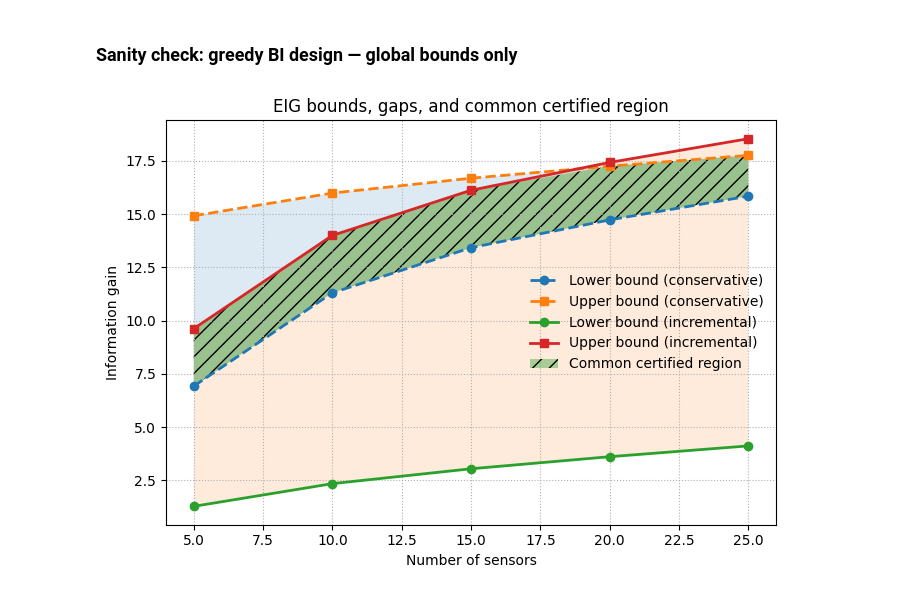
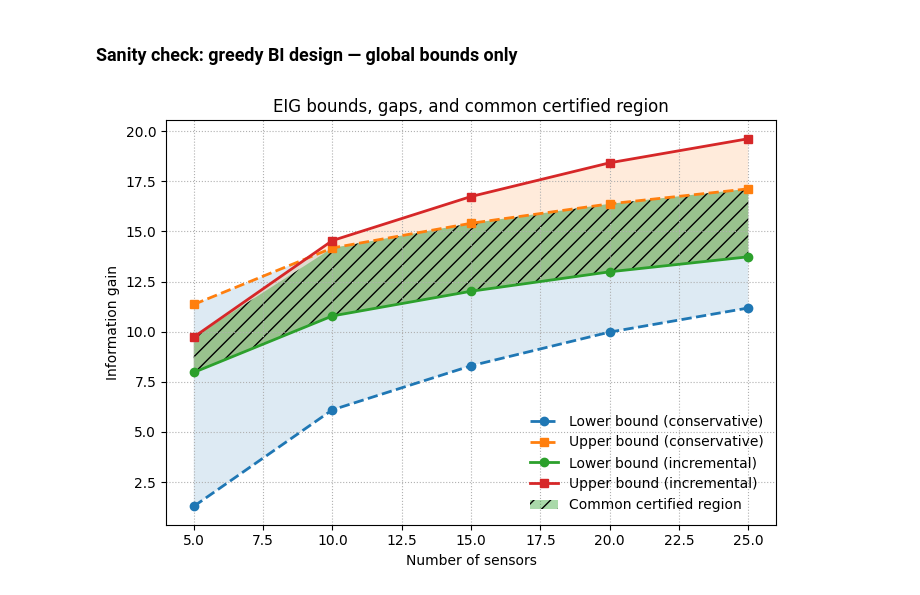
Before and after one commit to mohamed495/pyBOED, a Jupyter notebook: tutorials/notebooks/boed/tuto_bounds_standard.ipynb, the cells around one changed output. Drawn from its saved outputs; the diff is of its cells as text; code cells hidden in the pictures.

```diff
--- a/tutorials/notebooks/boed/tuto_bounds_standard.ipynb
+++ b/tutorials/notebooks/boed/tuto_bounds_standard.ipynb
@@ -844,7 +771,7 @@ def eig_linearise(J, prior, Sigma_obs):
     _, ldet_obs = np.linalg.slogdet(Sigma_obs)
     return 0.5 * (ldet_S - ldet_obs)
 # %%
-J = jacobian_fd(G, prior.mu)
-eig_mem = eig_linearise(J, prior, Sigma_obs)
-print(f"EIG linéarisé : {eig_mem:.4f}")
-print(f"EIG exact     : 22.3258")
+# J = jacobian_fd(G, prior.mu)
+# eig_mem = eig_linearise(J, prior, Sigma_obs)
+# print(f"EIG linéarisé : {eig_mem:.4f}")
+# print(f"EIG exact     : 22.3258")
@@ -1034,17 +968,15 @@ def incremental_bounds_given_W(
     W:             np.ndarray
 ) -> tuple[float, float]:
 
-    n_sensors = W.shape[1]
-
-    lb = 0.0
-    ub = 0.0
+    # Lower bound
     _, logdet_sig = np.linalg.slogdet(W.T @ Sigma_signal  @ W)
     _, logdet_th  = np.linalg.slogdet(W.T @ Sigma_Y_theta @ W)
-    lb += 0.5 * (logdet_sig - logdet_th)
+    lb = 0.5 * (logdet_sig - logdet_th)
 
-    _, logdet_Y   = np.linalg.slogdet(W.T @ Sigma_Y     @ W)
-    _, logdet_n   = np.linalg.slogdet(W.T @ Sigma_noise @ W)
-    ub += 0.5 * (logdet_Y - logdet_n)
+    # Upper bound
+    _, logdet_Y = np.linalg.slogdet(W.T @ Sigma_Y     @ W)
+    _, logdet_n = np.linalg.slogdet(W.T @ Sigma_noise @ W)
+    ub = 0.5 * (logdet_Y - logdet_n)
 
     return lb, ub
 # %% [markdown]
@@ -1052,5 +984,7 @@ def incremental_bounds_given_W(
 
 We select sensors greedily (maximising BI), then evaluate both the global BI/BS bounds
 and the incremental bounds on the resulting design.
+# %%
+SS = Sigma_signal_misfit
 # %%
 sensor_budgets = [5, 10,15,20,25]
@@ -1184,17 +1106,17 @@ for budget in sensor_budgets:
         Sigma_noise=Sigma_obs,
         n_sensors=budget
     )
-    W_opt, _ = build_selection_matrices(N, indices)
+    W_opt_get_conservative, _ = build_selection_matrices(N, indices)
 
-    lb = eig_BI(Sigma_Y, Sigma_obs, W_opt)
-    ub = eig_BS(Sigma_signal, Sigma_obs, W_opt)
+    lb = eig_BI(Sigma_Y, Sigma_obs, W_opt_get_conservative)
+    ub = eig_BS(SS, Sigma_obs, W_opt_get_conservative)
 
     lb_inc, ub_inc = incremental_bounds_given_W(
-        Sigma_signal  = Sigma_signal,
+        Sigma_signal  = SS,
         Sigma_Y_theta = Sigma_obs,
         Sigma_Y       = Sigma_Y,
         Sigma_noise   = Sigma_obs,
-        W = W_opt,
+        W = W_opt_get_conservative,
     )
 
     lb_vals.append(lb)
@@ -1212,12 +1134,12 @@ for budget in sensor_budgets:
 offset = eig_mem  # mémoire spectrale
 
 # Bornes conservatrices
-lb_cons = lb_vals + offset
-ub_cons = ub_vals + offset
+lb_cons = np.array(lb_vals) + offset
+ub_cons = np.array(ub_vals) + offset
 
 # Bornes incrémentales
-lb_inc = lb_vals_inc
-ub_inc = ub_vals_inc
+lb_inc = np.array(lb_vals_inc)
+ub_inc = np.array(ub_vals_inc)
 
 # Intersection des intervalles
 lb_common = np.maximum(lb_cons, lb_inc)
@@ -1250,32 +1172,32 @@ ax.plot(sensor_budgets, lb_inc,
 ax.plot(sensor_budgets, ub_inc,
         '-s', linewidth=2,
         label='Upper bound (incremental)')
 
 ax.fill_between(sensor_budgets,
                 lb_inc, ub_inc,
                 alpha=0.15)
 
 # --- Zone commune (mise en valeur)
 ax.fill_between(sensor_budgets,
                 lb_common, ub_common,
                 where=mask,
                 interpolate=True,
                 alpha=0.4,
                 hatch='//',
                 label='Common certified region')
 
 # ===============================
 # Mise en forme
-# ===============================
+# ===============================S, Sigma_obs
 
 ax.set_xlabel("Number of sensors")
 ax.set_ylabel("Information gain")
 ax.set_title("EIG bounds, gaps, and common certified region")
 
 ax.grid(True, which='both', linestyle=':', linewidth=0.8)
 ax.legend(frameon=False)
 
 fig.tight_layout()
 plt.show()
 # %% [output]
-[figure, old version]
+[figure, new version]
```
Also changed, not shown: parts of 45 cells of this notebook, 5 other files.
